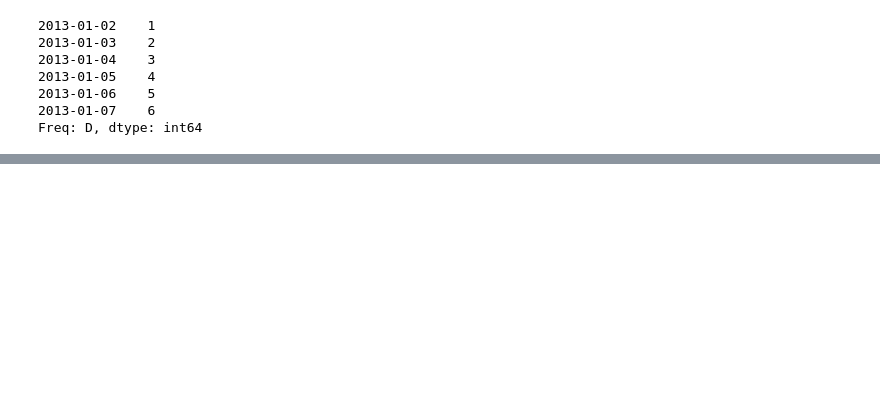
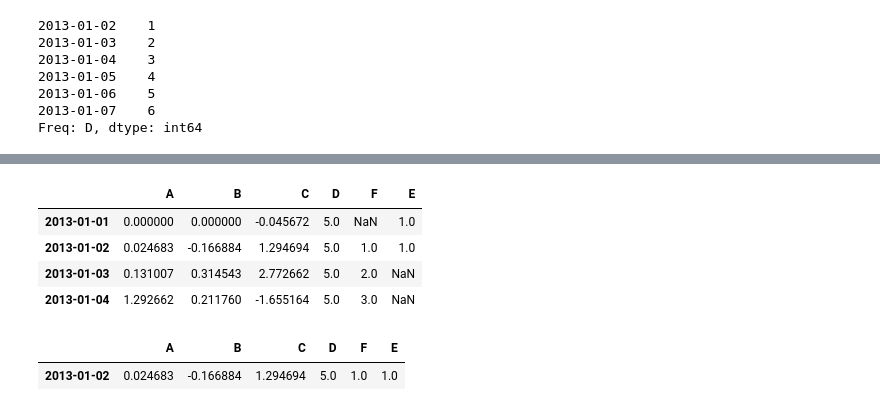
Before and after one commit to namsuhyeong/pandas, a Jupyter notebook: 10_minutes_to_pandas.ipynb, the cells around one changed output, grey strips where cells are left out. Drawn from its saved outputs; the diff is of its cells as text; code cells hidden in the pictures; blank space fills up the shorter version.

```diff
--- a/10_minutes_to_pandas.ipynb
+++ b/10_minutes_to_pandas.ipynb
@@ -315,0 +318,17 @@ df2
+# %%
+df1 = df.reindex(index=dates[0:4], columns=list(df.columns) + ["E"])
+# %%
+df1.loc[dates[0] : dates[1], "E"] = 1
+# %%
+df1
+# %% [output]
+|  | A | B | C | D | F | E |
+| 2013-01-01 | 0.000000 | 0.000000 | -0.045672 | 5.0 | NaN | 1.0 |
+| 2013-01-02 | 0.024683 | -0.166884 | 1.294694 | 5.0 | 1.0 | 1.0 |
+| 2013-01-03 | 0.131007 | 0.314543 | 2.772662 | 5.0 | 2.0 | NaN |
+| 2013-01-04 | 1.292662 | 0.211760 | -1.655164 | 5.0 | 3.0 | NaN |
+# %%
+df1.dropna(how="any")
+# %% [output]
+|  | A | B | C | D | F | E |
+| 2013-01-02 | 0.024683 | -0.166884 | 1.294694 | 5.0 | 1.0 | 1.0 |
```
Also changed, not shown: parts of 28 cells of this notebook.
